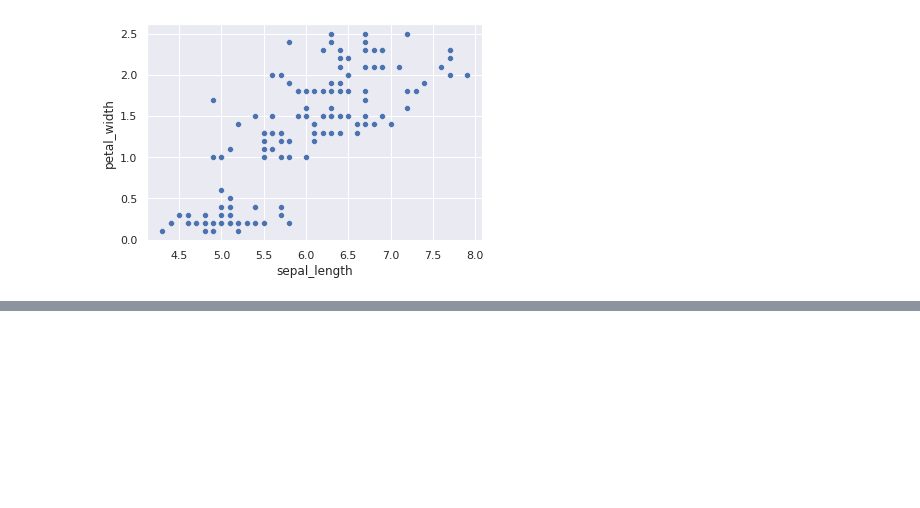
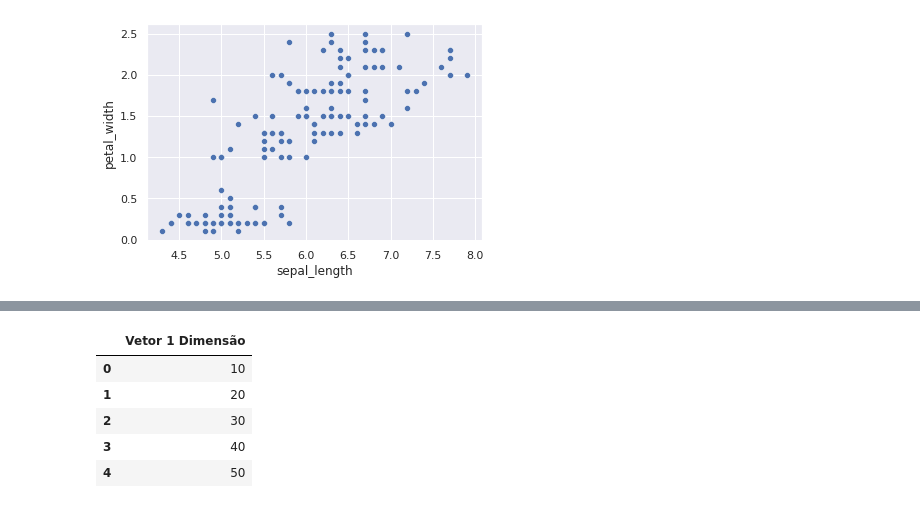
Before and after one commit to luizfernandopavanello/python_courses, a Jupyter notebook: soukAnalyticsPython/01_Programação_Python.ipynb, the cells around one changed output, grey strips where cells are left out. Drawn from its saved outputs; the diff is of its cells as text; code cells hidden in the pictures; blank space fills up the shorter version.

```diff
--- a/soukAnalyticsPython/01_Programação_Python.ipynb
+++ b/soukAnalyticsPython/01_Programação_Python.ipynb
@@ -1217,0 +1236,4 @@ sns.scatterplot(data=Base_Dados, x='sepal_length', y='petal_width')
+# %%
+# Criar uma matriz
+Array = np.array([10, 20, 30, 40, 50])
+Array
@@ -1217,0 +1384,9 @@ sns.scatterplot(data=Base_Dados, x='sepal_length', y='petal_width')
+# %%
+pd.DataFrame(Array, columns={'Vetor 1 Dimensão'})
+# %% [output]
+|  | Vetor 1 Dimensão |
+| 0 | 10 |
+| 1 | 20 |
+| 2 | 30 |
+| 3 | 40 |
+| 4 | 50 |
```
Also changed, not shown: parts of 28 cells of this notebook, 1 other file.
